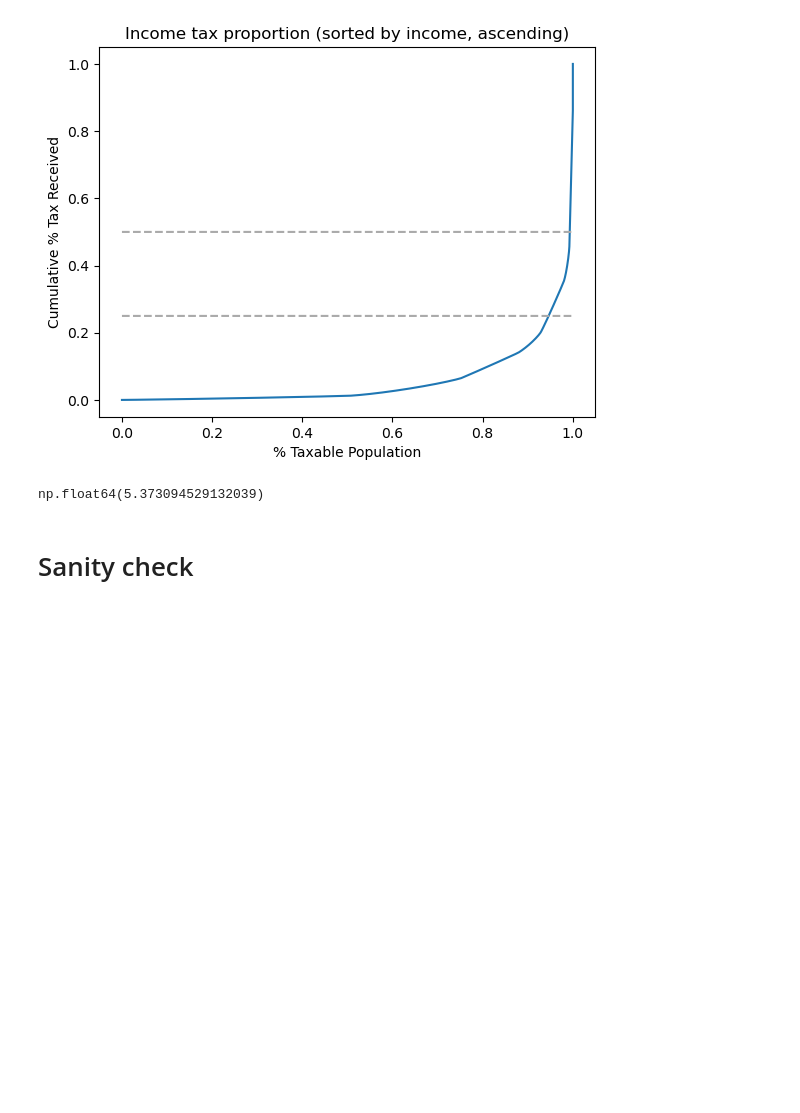
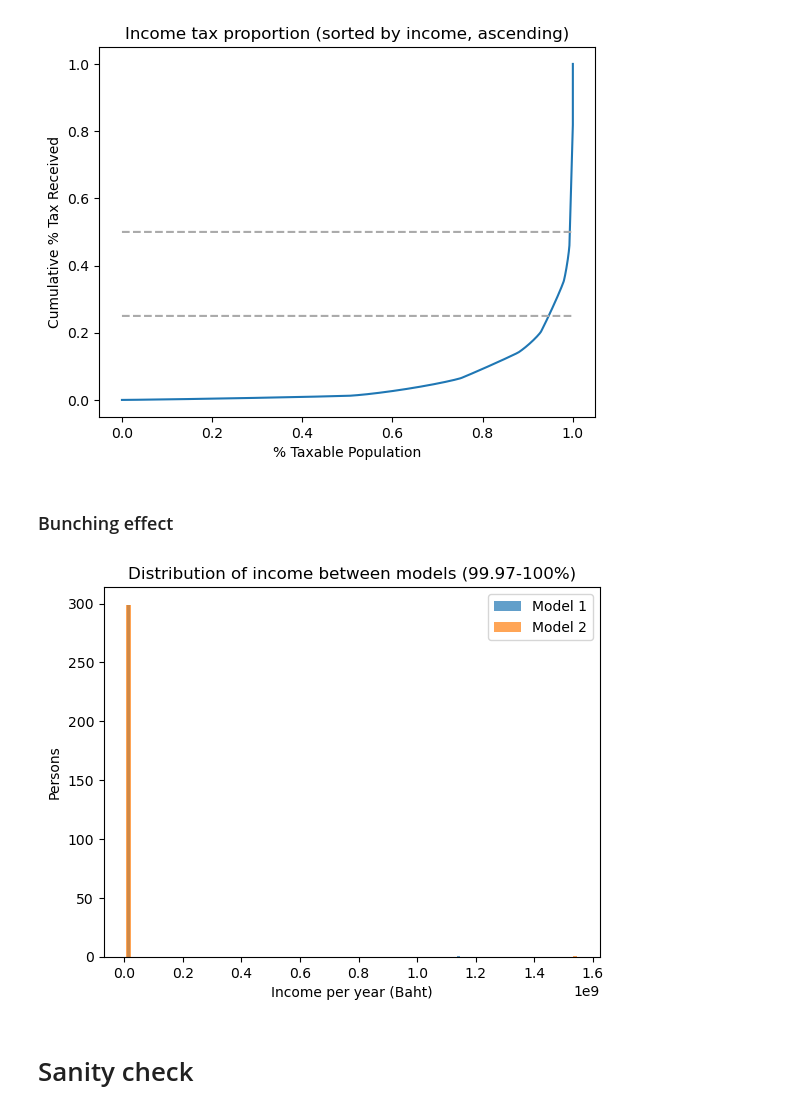
Before and after one commit to KittapatR/income-inequality, a Jupyter notebook: pareto.ipynb, the cells around one changed output. Cells and saved outputs as stored; diff of their text form; code cells hidden in the pictures; blank space fills up the shorter version.

Commit message:
bunching effect

```diff
--- a/pareto.ipynb
+++ b/pareto.ipynb
@@ -350,10 +360,24 @@ plt.title("Income tax proportion (sorted by income, ascending)")
 plt.show()
 # %% [output]
 [figure]
-# %%
-sum(tax_cumu > 0.25) / len(tax_cumu) * 100
-# %% [output]
-np.float64(5.373094529132039)
+# %% [markdown]
+### Bunching effect
+# %%
+bunching = sorted(rand_arrays[0])
+bunching_2 = sorted(rand_arrays_2[0])
+
+before = 0.9997
+after = 1
+
+plt.hist(bunching[int(before * len(bunching)):int(after * len(bunching))] / sum(bunching) * SUM_MONEY / weight, bins = 100, alpha = 0.7, label = "Model 1")
+plt.hist(bunching_2[int(before * len(bunching)):int(after * len(bunching_2))] / sum(bunching_2) * SUM_MONEY / weight, bins = 100, alpha = 0.7, label = "Model 2")
+plt.legend()
+plt.title(f"Distribution of income between models ({before * 100}-{after * 100}%)")
+plt.xlabel("Income per year (Baht)")
+plt.ylabel("Persons")
+plt.show()
+# %% [output]
+[figure, added]
 # %% [markdown]
 # Sanity check
 # %%
```
Also changed, not shown: parts of 6 cells of this notebook, 1 other file.
